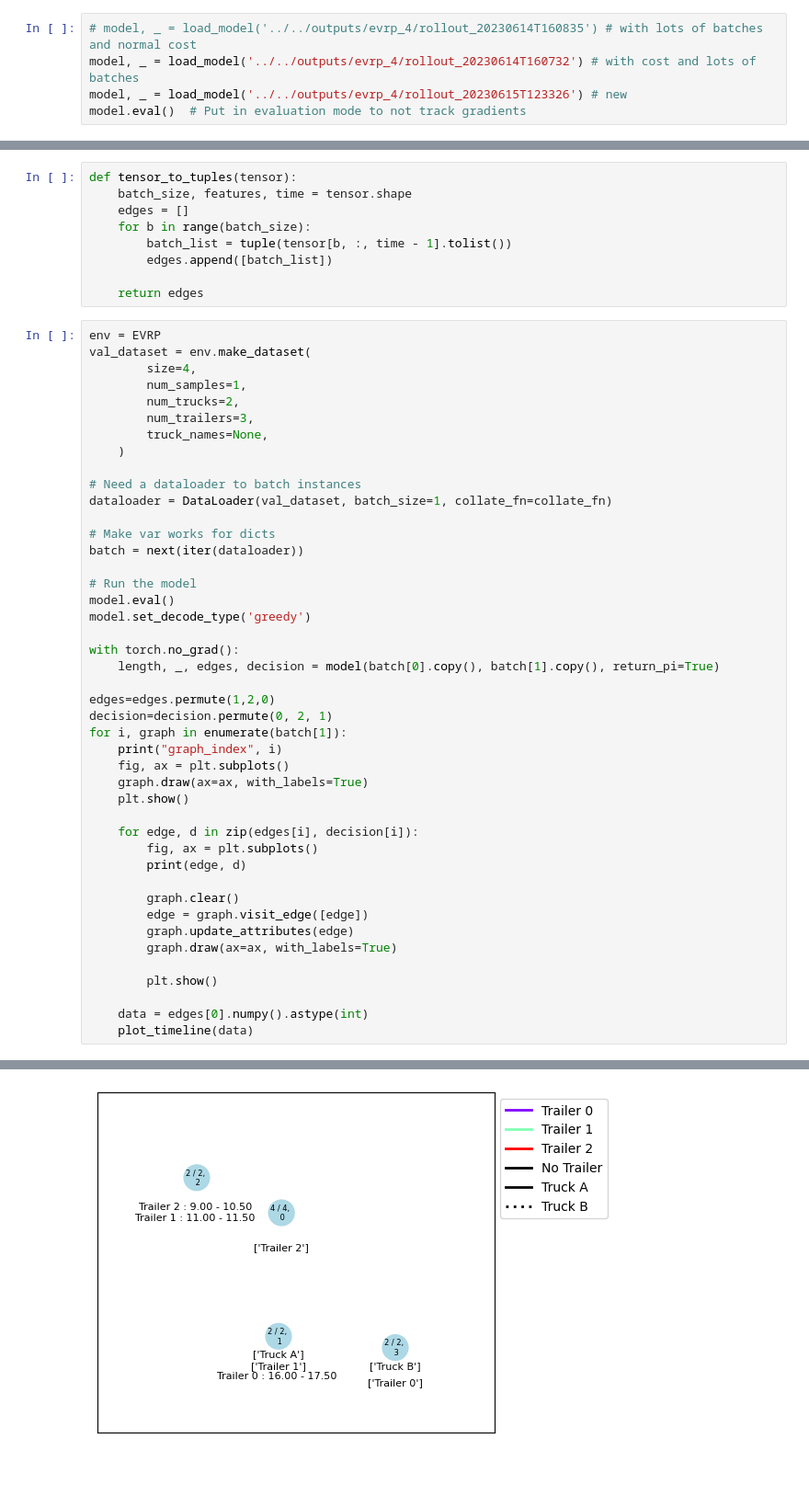
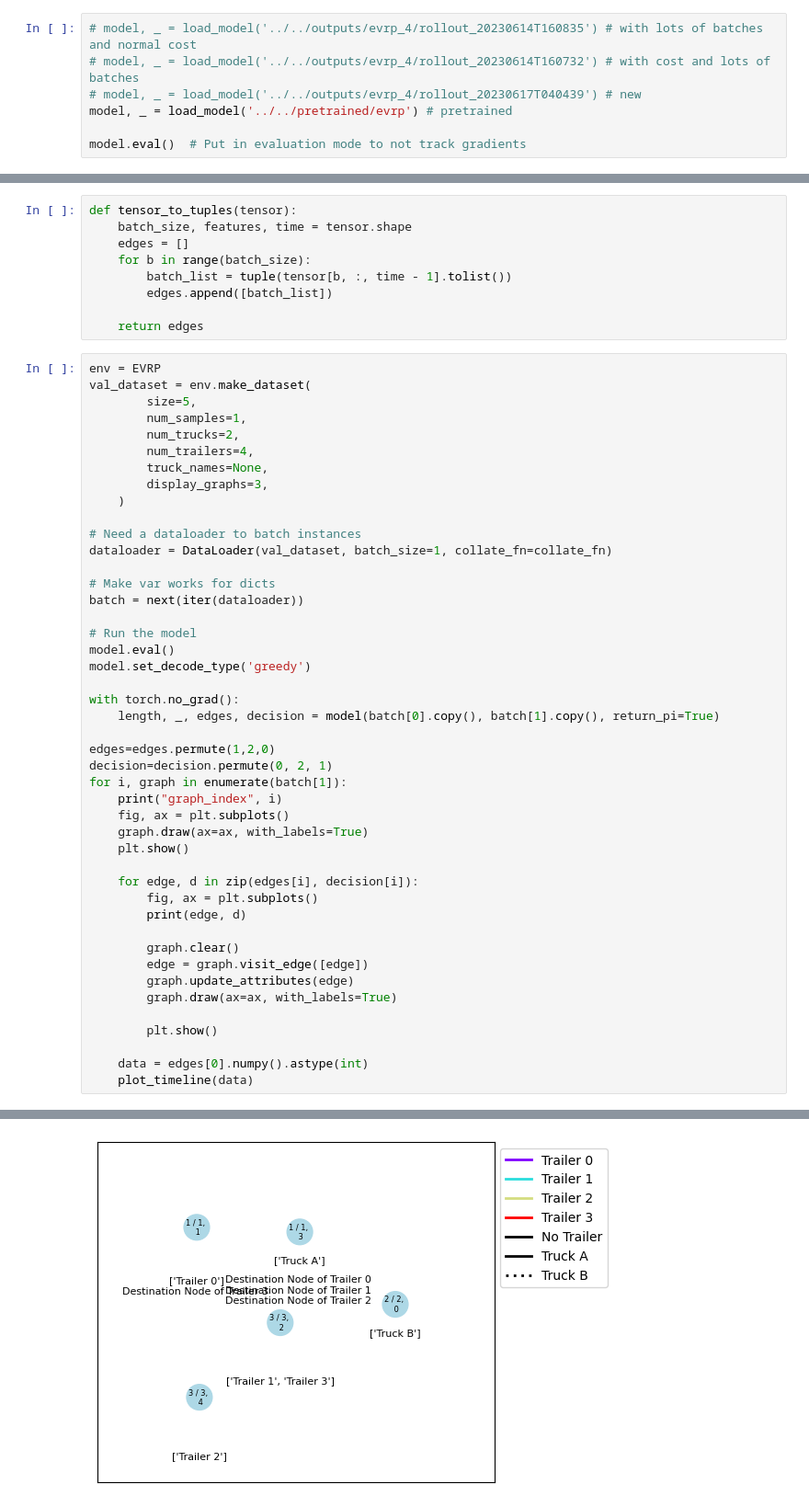
Before and after one commit to kfragkedaki/Master_Thesis, a Jupyter notebook: src/notebooks/plt_evrp.ipynb, the cells around one changed output, grey strips where cells are left out. Shown at 92% size. Drawn from its saved outputs; the diff is of its cells as text; blank space fills up the shorter version.

```diff
--- a/src/notebooks/plt_evrp.ipynb
+++ b/src/notebooks/plt_evrp.ipynb
@@ -15,7 +15,9 @@ from src.utils import load_model
 from src.problems import EVRP
 # %%
 # model, _ = load_model('../../outputs/evrp_4/rollout_20230614T160835') # with lots of batches and normal cost
-model, _ = load_model('../../outputs/evrp_4/rollout_20230614T160732') # with cost and lots of batches
-model, _ = load_model('../../outputs/evrp_4/rollout_20230615T123326') # new
+# model, _ = load_model('../../outputs/evrp_4/rollout_20230614T160732') # with cost and lots of batches
+# model, _ = load_model('../../outputs/evrp_4/rollout_20230617T040439') # new
+model, _ = load_model('../../pretrained/evrp') # pretrained
+
 model.eval()  # Put in evaluation mode to not track gradients
 # %% [output]
@@ -55,11 +56,12 @@ def tensor_to_tuples(tensor):
 # %%
 env = EVRP
 val_dataset = env.make_dataset(
-        size=4,
+        size=5,
         num_samples=1,
         num_trucks=2,
-        num_trailers=3,
+        num_trailers=4,
         truck_names=None,
+        display_graphs=3,
     )
 
 # Need a dataloader to batch instances
@@ -101,2 +102,2 @@ torch.Size([1, 3, 5])
 graph_index 0
-[figure, old version]
+[figure, new version]
```
Also changed, not shown: parts of 5 cells of this notebook, 7 other files.
